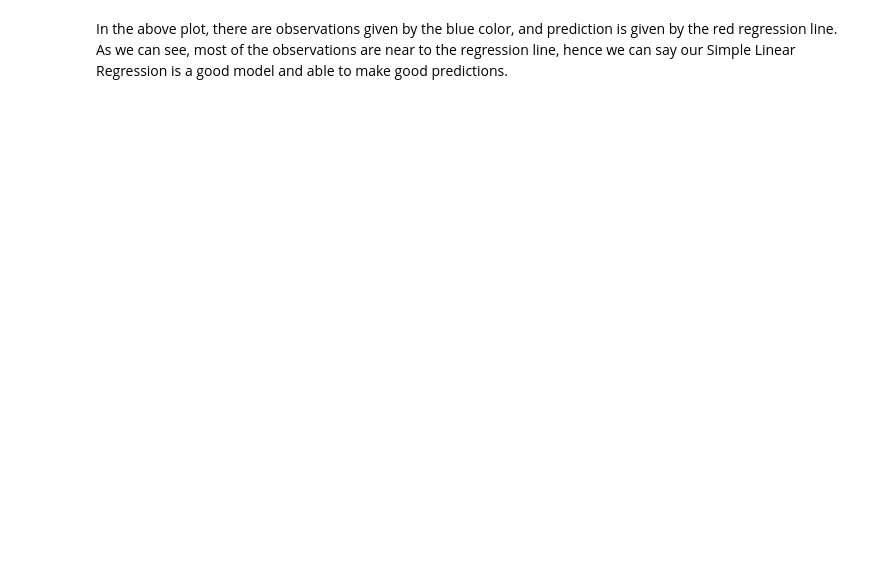
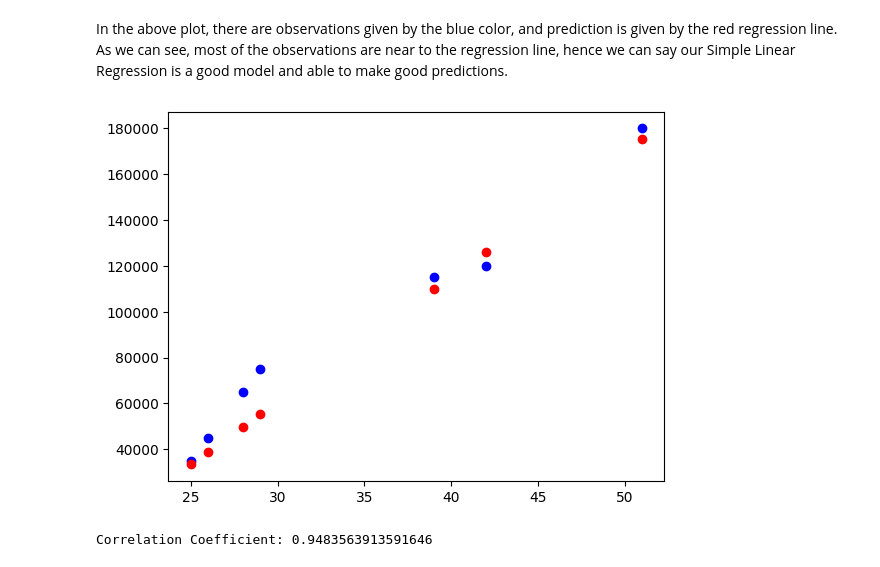
Before and after one commit to VED-PRAKA5H/machine_learning, a Jupyter notebook: simple_linera_regression.ipynb, the cells around one changed output. Drawn from its saved outputs; the diff is of its cells as text; code cells hidden in the pictures; blank space fills up the shorter version.

```diff
--- a/simple_linera_regression.ipynb
+++ b/simple_linera_regression.ipynb
@@ -86,3 +86,14 @@ prediction is given by the red regression line. As we can see, most of the
 observations are near to the regression line, hence we can say our
 Simple Linear Regression is a good model and able to make good
 predictions.
+# %%
+plt.scatter(x_test, y_test, color="blue")
+plt.scatter(x_test, y_pred, color="red")
+plt.show()
+# %% [output]
+[figure, added]
+# %%
+correlation_coefficient = dataset['Age'].corr(dataset['Salary'])
+print("Correlation Coefficient:", correlation_coefficient)
+# %% [output]
+Correlation Coefficient: 0.9483563913591646
```
Also changed, not shown: parts of 2 cells of this notebook.
